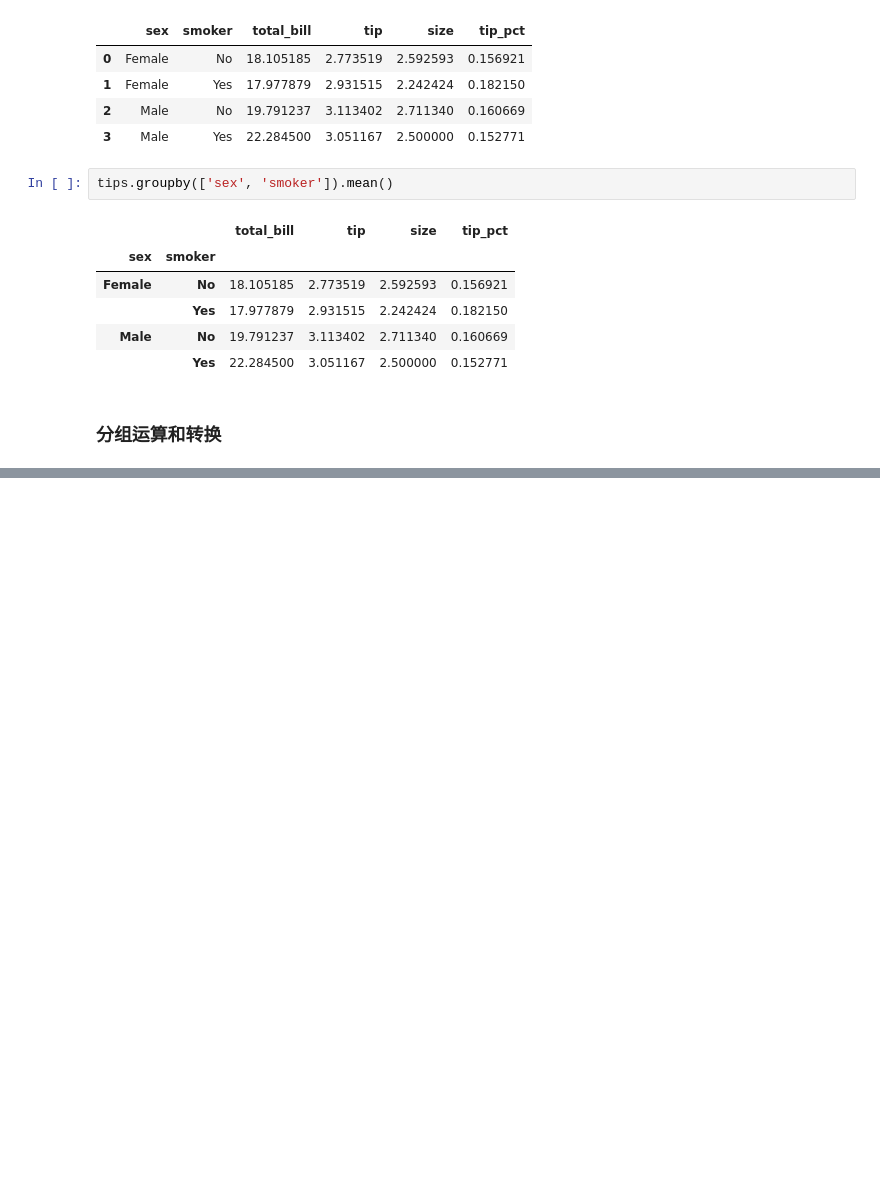
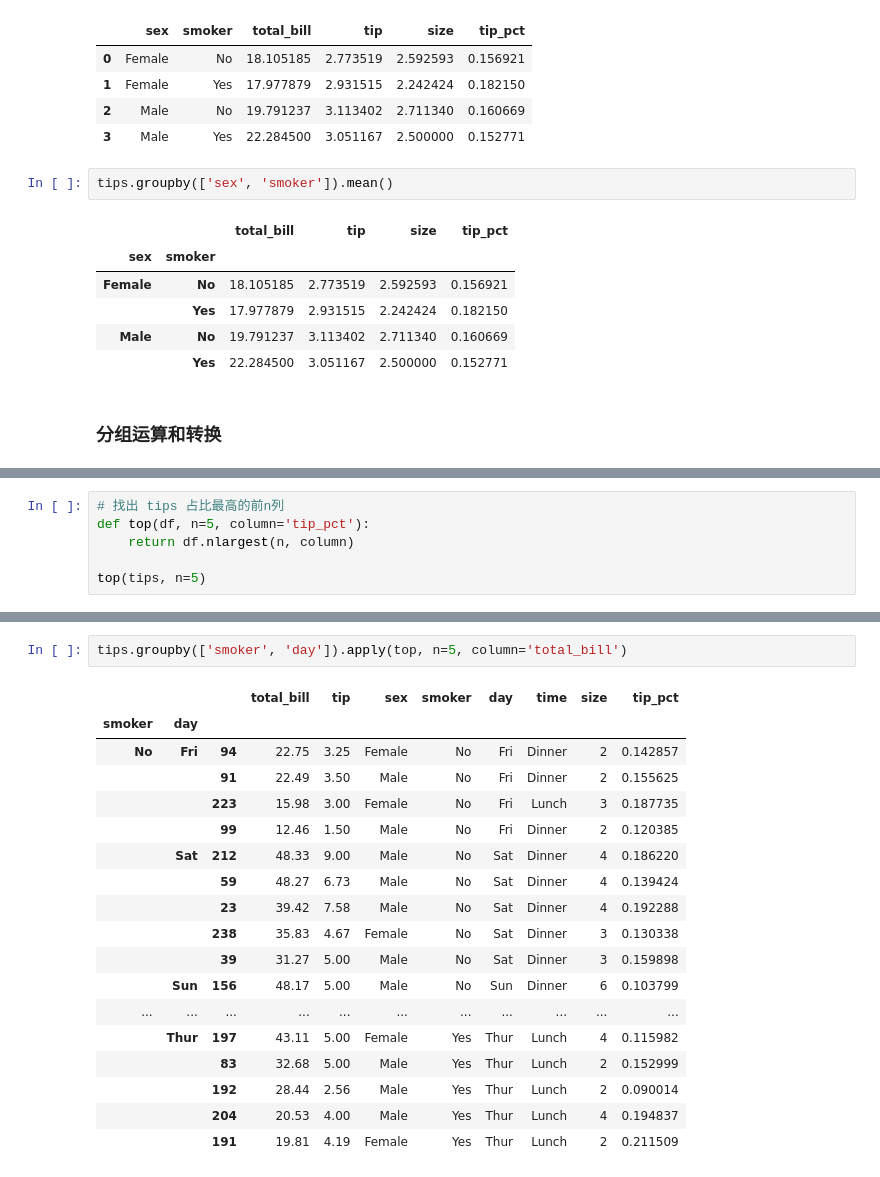
Before and after one commit to JanGin/pydata-book-learning, a Jupyter notebook: pydata-learning/ch9.ipynb, the cells around one changed output, grey strips where cells are left out. Drawn from its saved outputs; the diff is of its cells as text; blank space fills up the shorter version.

```diff
--- a/pydata-learning/ch9.ipynb
+++ b/pydata-learning/ch9.ipynb
@@ -522,0 +597,6 @@ tips.groupby(['sex', 'smoker']).mean()
+# %%
+# 找出 tips 占比最高的前n列
+def top(df, n=5, column='tip_pct'):
+    return df.nlargest(n, column)
+
+top(tips, n=5)
@@ -522,0 +626,21 @@ tips.groupby(['sex', 'smoker']).mean()
+# %%
+tips.groupby(['smoker', 'day']).apply(top, n=5, column='total_bill')
+# %% [output]
+|  |  |  | total_bill | tip | sex | smoker | day | time | size | tip_pct |
+| smoker | day |  |  |  |  |  |  |  |  |  |
+| No | Fri | 94 | 22.75 | 3.25 | Female | No | Fri | Dinner | 2 | 0.142857 |
+|  |  | 91 | 22.49 | 3.50 | Male | No | Fri | Dinner | 2 | 0.155625 |
+|  |  | 223 | 15.98 | 3.00 | Female | No | Fri | Lunch | 3 | 0.187735 |
+|  |  | 99 | 12.46 | 1.50 | Male | No | Fri | Dinner | 2 | 0.120385 |
+|  | Sat | 212 | 48.33 | 9.00 | Male | No | Sat | Dinner | 4 | 0.186220 |
+|  |  | 59 | 48.27 | 6.73 | Male | No | Sat | Dinner | 4 | 0.139424 |
+|  |  | 23 | 39.42 | 7.58 | Male | No | Sat | Dinner | 4 | 0.192288 |
+|  |  | 238 | 35.83 | 4.67 | Female | No | Sat | Dinner | 3 | 0.130338 |
+|  |  | 39 | 31.27 | 5.00 | Male | No | Sat | Dinner | 3 | 0.159898 |
+|  | Sun | 156 | 48.17 | 5.00 | Male | No | Sun | Dinner | 6 | 0.103799 |
+| ... | ... | ... | ... | ... | ... | ... | ... | ... | ... | ... |
+|  | Thur | 197 | 43.11 | 5.00 | Female | Yes | Thur | Lunch | 4 | 0.115982 |
+|  |  | 83 | 32.68 | 5.00 | Male | Yes | Thur | Lunch | 2 | 0.152999 |
+|  |  | 192 | 28.44 | 2.56 | Male | Yes | Thur | Lunch | 2 | 0.090014 |
+|  |  | 204 | 20.53 | 4.00 | Male | Yes | Thur | Lunch | 4 | 0.194837 |
+|  |  | 191 | 19.81 | 4.19 | Female | Yes | Thur | Lunch | 2 | 0.211509 |
```
Also changed, not shown: parts of 14 cells of this notebook.
